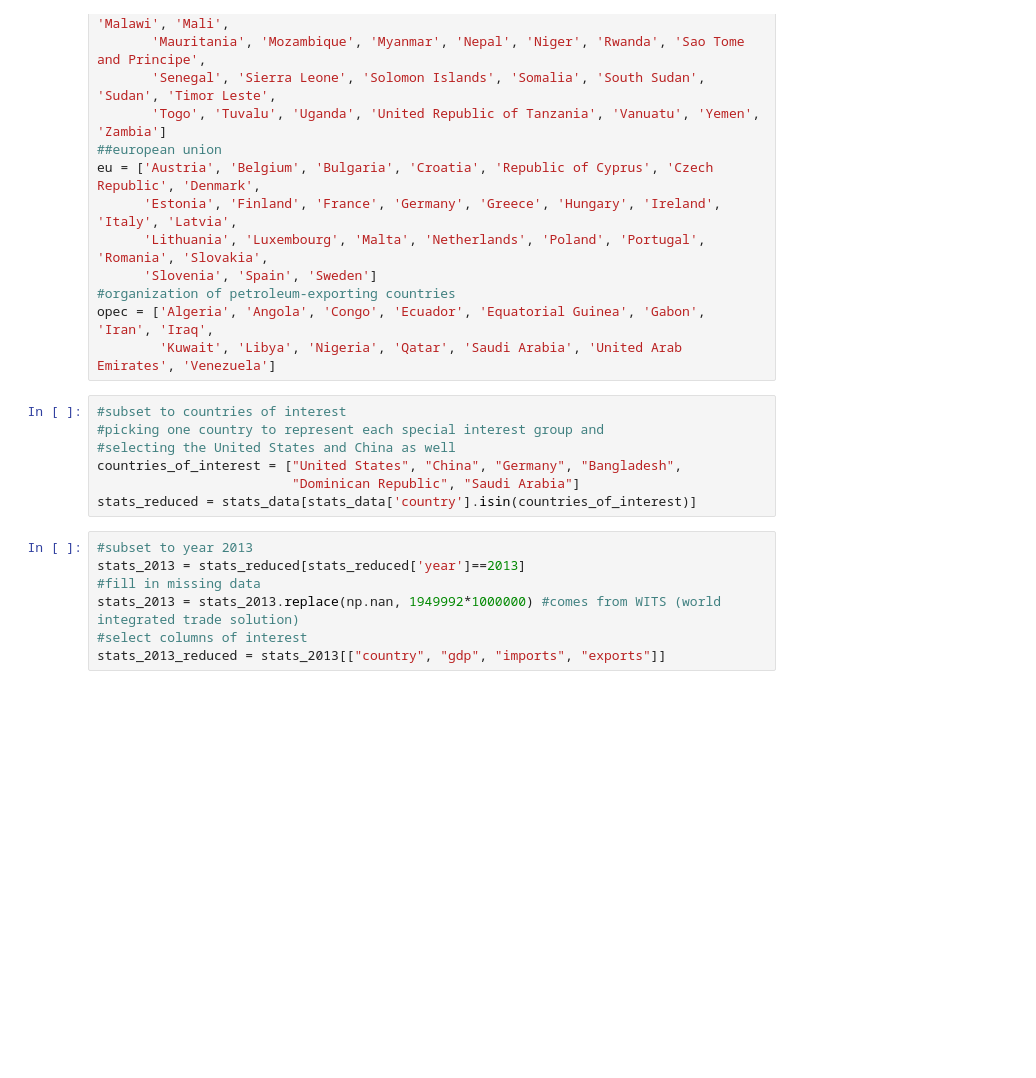
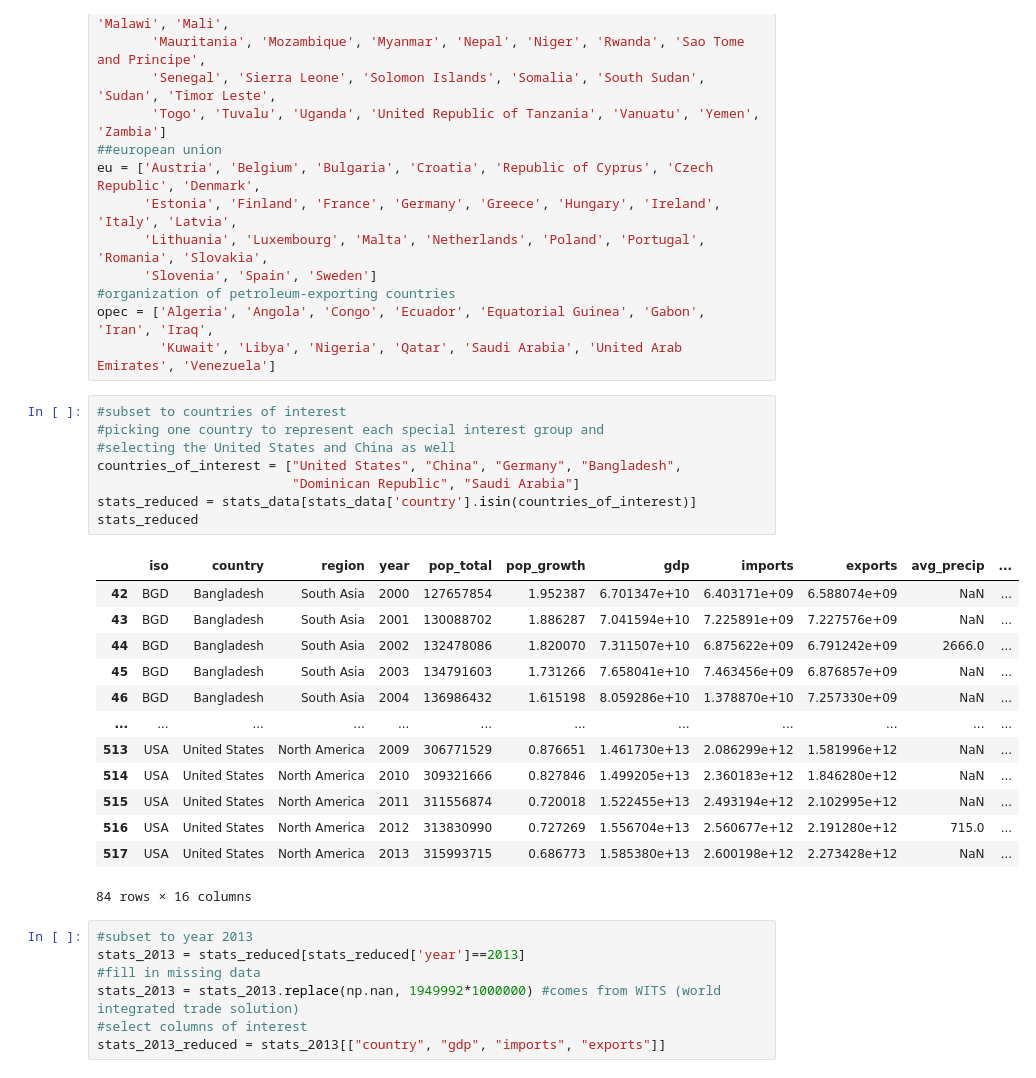
Before and after one commit to moriahtaylor1/climate-change-analysis, a Jupyter notebook: Moriah-q1.ipynb, the cells around one changed output. Cells and saved outputs as stored; diff of their text form; blank space fills up the shorter version.

```diff
--- a/Moriah-q1.ipynb
+++ b/Moriah-q1.ipynb
@@ -45,10 +45,25 @@ opec = ['Algeria', 'Angola', 'Congo', 'Ecuador', 'Equatorial Guinea', 'Gabon', '
 # %%
 #subset to countries of interest
 #picking one country to represent each special interest group and
 #selecting the United States and China as well
 countries_of_interest = ["United States", "China", "Germany", "Bangladesh",
                          "Dominican Republic", "Saudi Arabia"]
 stats_reduced = stats_data[stats_data['country'].isin(countries_of_interest)]
+stats_reduced
+# %% [output]
+|  | iso | country | region | year | pop_total | pop_growth | gdp | imports | exports | avg_precip | ... |
+| 42 | BGD | Bangladesh | South Asia | 2000 | 127657854 | 1.952387 | 6.701347e+10 | 6.403171e+09 | 6.588074e+09 | NaN | ... |
+| 43 | BGD | Bangladesh | South Asia | 2001 | 130088702 | 1.886287 | 7.041594e+10 | 7.225891e+09 | 7.227576e+09 | NaN | ... |
+| 44 | BGD | Bangladesh | South Asia | 2002 | 132478086 | 1.820070 | 7.311507e+10 | 6.875622e+09 | 6.791242e+09 | 2666.0 | ... |
+| 45 | BGD | Bangladesh | South Asia | 2003 | 134791603 | 1.731266 | 7.658041e+10 | 7.463456e+09 | 6.876857e+09 | NaN | ... |
+| 46 | BGD | Bangladesh | South Asia | 2004 | 136986432 | 1.615198 | 8.059286e+10 | 1.378870e+10 | 7.257330e+09 | NaN | ... |
+| ... | ... | ... | ... | ... | ... | ... | ... | ... | ... | ... | ... |
+| 513 | USA | United States | North America | 2009 | 306771529 | 0.876651 | 1.461730e+13 | 2.086299e+12 | 1.581996e+12 | NaN | ... |
+| 514 | USA | United States | North America | 2010 | 309321666 | 0.827846 | 1.499205e+13 | 2.360183e+12 | 1.846280e+12 | NaN | ... |
+| 515 | USA | United States | North America | 2011 | 311556874 | 0.720018 | 1.522455e+13 | 2.493194e+12 | 2.102995e+12 | NaN | ... |
+| 516 | USA | United States | North America | 2012 | 313830990 | 0.727269 | 1.556704e+13 | 2.560677e+12 | 2.191280e+12 | 715.0 | ... |
+| 517 | USA | United States | North America | 2013 | 315993715 | 0.686773 | 1.585380e+13 | 2.600198e+12 | 2.273428e+12 | NaN | ... |
+84 rows × 16 columns
 # %%
 #subset to year 2013
 stats_2013 = stats_reduced[stats_reduced['year']==2013]
```
Also changed, not shown: parts of 5 cells of this notebook.
